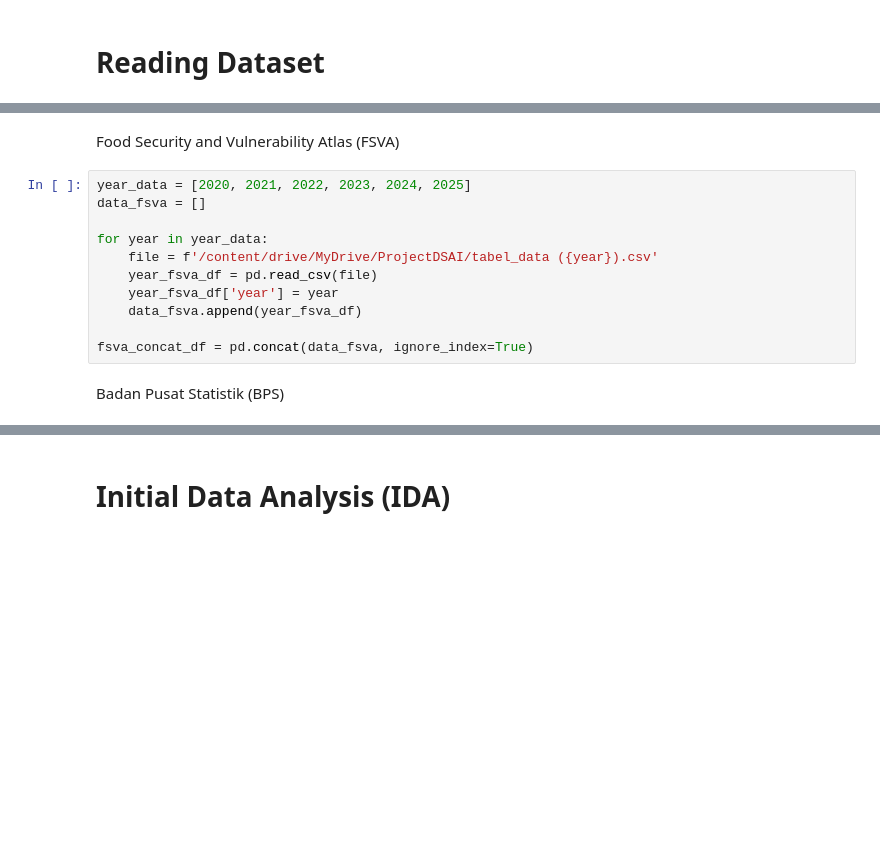
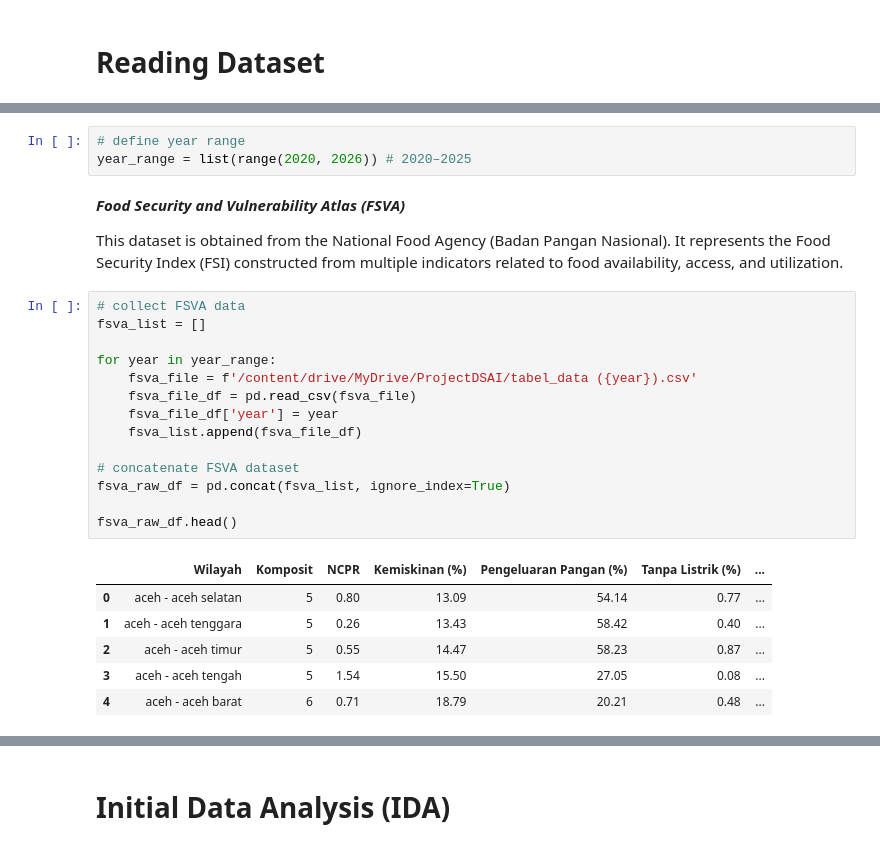
Before and after one commit to MuhammadRibhiRamadan/fsi-prediction-id, a Jupyter notebook: DSAI.ipynb, the cells around one changed output, grey strips where cells are left out. Cells and saved outputs as stored; diff of their text form; blank space fills up the shorter version.

```diff
--- a/DSAI.ipynb
+++ b/DSAI.ipynb
@@ -35,18 +38,31 @@ food_df.head()
 | 3 | IDN | Indonesia | SULAWESI UTARA | KOTA KOTAMOBAGU | Pasar 23 Maret | 0.74 | 124.31 | gid_74000001243100000 | 2007-04-01 | 2007 | ... |
 | 4 | IDN | Indonesia | SULAWESI UTARA | KOTA KOTAMOBAGU | Pasar 23 Maret | 0.74 | 124.31 | gid_74000001243100000 | 2007-05-01 | 2007 | ... |
 5 rows × 95 columns
-# %% [markdown]
-Food Security and Vulnerability Atlas (FSVA)
+# %%
+# define year range
+year_range = list(range(2020, 2026)) # 2020–2025
+# %% [markdown]
+***Food Security and Vulnerability Atlas (FSVA)***
+
+This dataset is obtained from the National Food Agency (Badan Pangan Nasional). It represents the Food Security Index (FSI) constructed from multiple indicators related to food availability, access, and utilization.
 # %%
-year_data = [2020, 2021, 2022, 2023, 2024, 2025]
-data_fsva = []
+# collect FSVA data
+fsva_list = []
 
-for year in year_data:
-    file = f'/content/drive/MyDrive/ProjectDSAI/tabel_data ({year}).csv'
-    year_fsva_df = pd.read_csv(file)
-    year_fsva_df['year'] = year
-    data_fsva.append(year_fsva_df)
+for year in year_range:
+    fsva_file = f'/content/drive/MyDrive/ProjectDSAI/tabel_data ({year}).csv'
+    fsva_file_df = pd.read_csv(fsva_file)
+    fsva_file_df['year'] = year
+    fsva_list.append(fsva_file_df)
 
-fsva_concat_df = pd.concat(data_fsva, ignore_index=True)
+# concatenate FSVA dataset
+fsva_raw_df = pd.concat(fsva_list, ignore_index=True)
+
+fsva_raw_df.head()
+# %% [output]
+|  | Wilayah | Komposit | NCPR | Kemiskinan (%) | Pengeluaran Pangan (%) | Tanpa Listrik (%) | ... |
+| 0 | aceh - aceh selatan | 5 | 0.80 | 13.09 | 54.14 | 0.77 | ... |
+| 1 | aceh - aceh tenggara | 5 | 0.26 | 13.43 | 58.42 | 0.40 | ... |
+| 2 | aceh - aceh timur | 5 | 0.55 | 14.47 | 58.23 | 0.87 | ... |
+| 3 | aceh - aceh tengah | 5 | 1.54 | 15.50 | 27.05 | 0.08 | ... |
+| 4 | aceh - aceh barat | 6 | 0.71 | 18.79 | 20.21 | 0.48 | ... |
-# %% [markdown]
-Badan Pusat Statistik (BPS)
```
Also changed, not shown: parts of 36 cells of this notebook.
